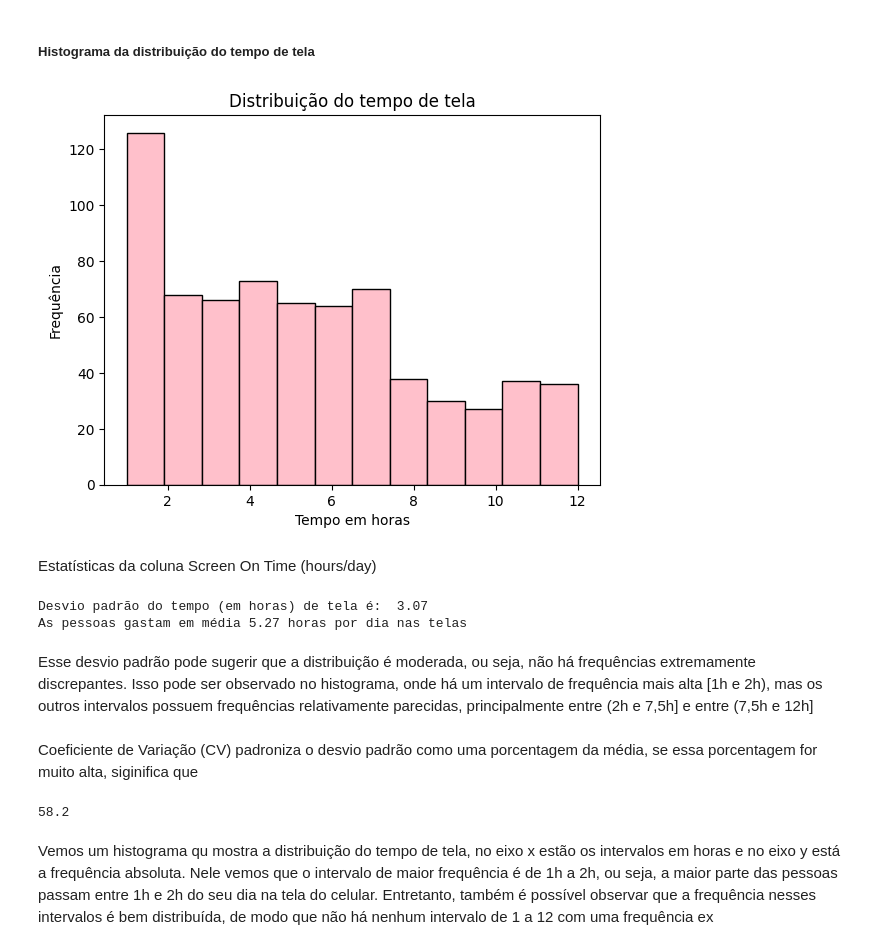
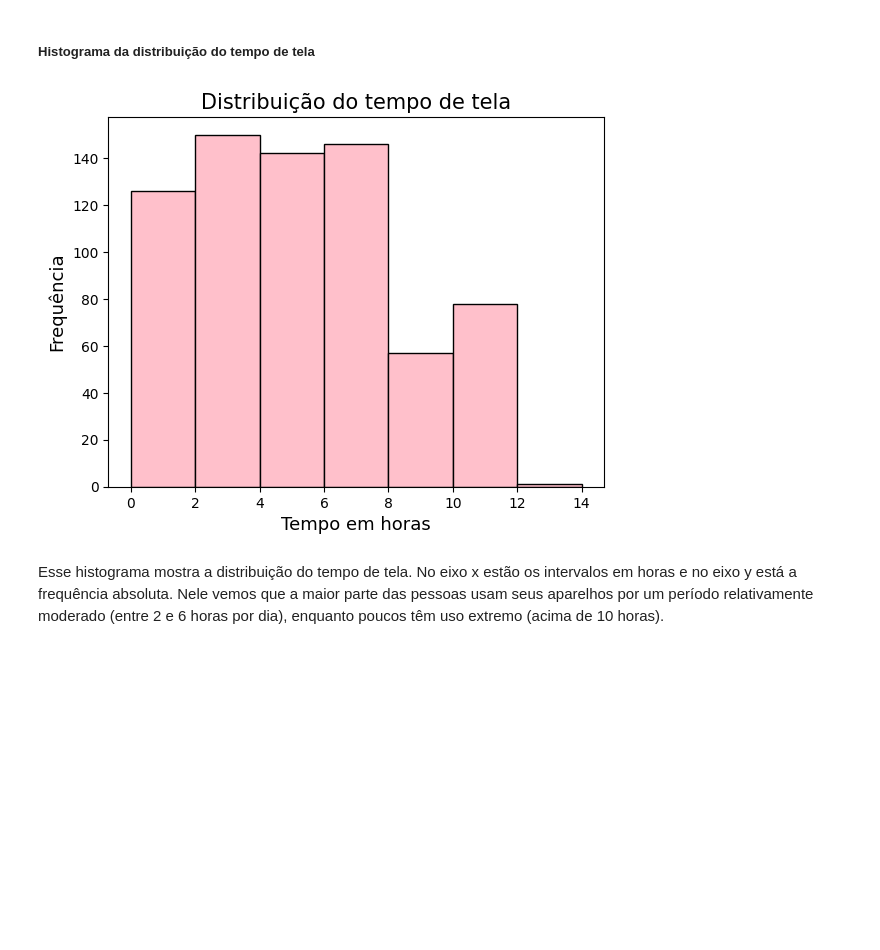
Before and after one commit to aninhaborges/trabalho-final-org-dados, a Jupyter notebook: user-behavior/UserBehavior.ipynb, the cells around one changed output. Saved outputs shown, nothing was run; the diff lists cells and outputs as text; code cells hidden in the pictures; blank space fills up the shorter version.

```diff
--- a/user-behavior/UserBehavior.ipynb
+++ b/user-behavior/UserBehavior.ipynb
@@ -130,35 +131,13 @@ Podemos observar que os aparelhos mais frequentes são:  Xiaomi Mi 11 e iPhone 1
 ##### Histograma da distribuição do tempo de tela
 # %%
 screem_on_time= df['Screen On Time (hours/day)']
+intervalo_hr=list(range(0,15,2))
+plt.hist(screem_on_time, intervalo_hr, color='pink', edgecolor='black')
 
-plt.hist(screem_on_time, bins=12, color='pink', edgecolor='black')
-
-plt.title('Distribuição do tempo de tela')
-plt.xlabel('Tempo em horas')
-plt.ylabel('Frequência')
+plt.title('Distribuição do tempo de tela',fontsize=15)
+plt.xlabel('Tempo em horas',fontsize=13)
+plt.ylabel('Frequência',fontsize=13)
 
 plt.show()
 # %% [output]
-[figure, old version]
+[figure, new version]
-# %% [markdown]
-Estatísticas da coluna Screen On Time (hours/day)
-# %%
-media=round(df.describe()['Screen On Time (hours/day)']['mean'],2)
-print('As pessoas gastam em média',media,'horas por dia nas telas')
-dp=round(df.describe()['Screen On Time (hours/day)']['std'],2)
-print('Desvio padrão do tempo (em horas) de tela é: ',dp)
-# %% [output]
-Desvio padrão do tempo (em horas) de tela é:  3.07
-As pessoas gastam em média 5.27 horas por dia nas telas
-# %% [markdown]
-Esse desvio padrão pode sugerir que a distribuição é moderada, ou seja, não há frequências extremamente discrepantes. Isso pode ser observado no histograma, onde há um intervalo de frequência mais alta [1h e 2h), mas os outros intervalos possuem frequências relativamente parecidas, principalmente entre (2h e 7,5h] e entre (7,5h e 12h]
-# %% [markdown]
-Coeficiente de Variação (CV) padroniza o desvio padrão como uma porcentagem da média, se essa porcentagem for muito alta, siginifica que
-# %%
-statisticsScreenOnTime=df.describe()['Screen On Time (hours/day)']
-media=statisticsScreenOnTime['mean']
-dp=statisticsScreenOnTime['std']
-cv=dp/media
-round(cv*100,2)
-# %% [output]
-58.2
@@ -167,2 +144,2 @@ tempo_por_sistema_operacional=df[['Screen On Time (hours/day)','Operating System
 # %% [markdown]
-Vemos um histograma qu mostra a distribuição do tempo de tela, no eixo x estão os intervalos em horas e no eixo y está a frequência absoluta. Nele vemos que o intervalo de maior frequência é de 1h a 2h, ou seja, a maior parte das pessoas passam entre 1h e 2h do seu dia na tela do celular. Entretanto, também é possível observar que a frequência nesses intervalos é bem distribuída, de modo que não há nenhum intervalo de 1 a 12 com uma frequência ex
+Esse histograma mostra a distribuição do tempo de tela. No eixo x estão os intervalos em horas e no eixo y está a frequência absoluta. Nele vemos que a maior parte das pessoas usam seus aparelhos por um período relativamente moderado (entre 2 e 6 horas por dia), enquanto poucos têm uso extremo (acima de 10 horas).
```
Also changed, not shown: parts of 28 cells of this notebook.
